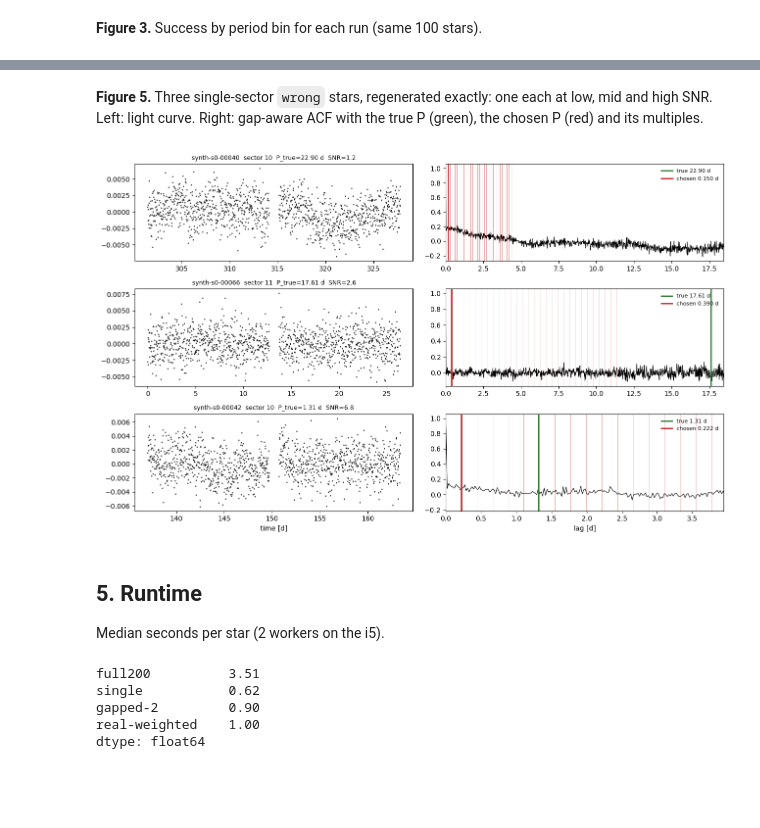
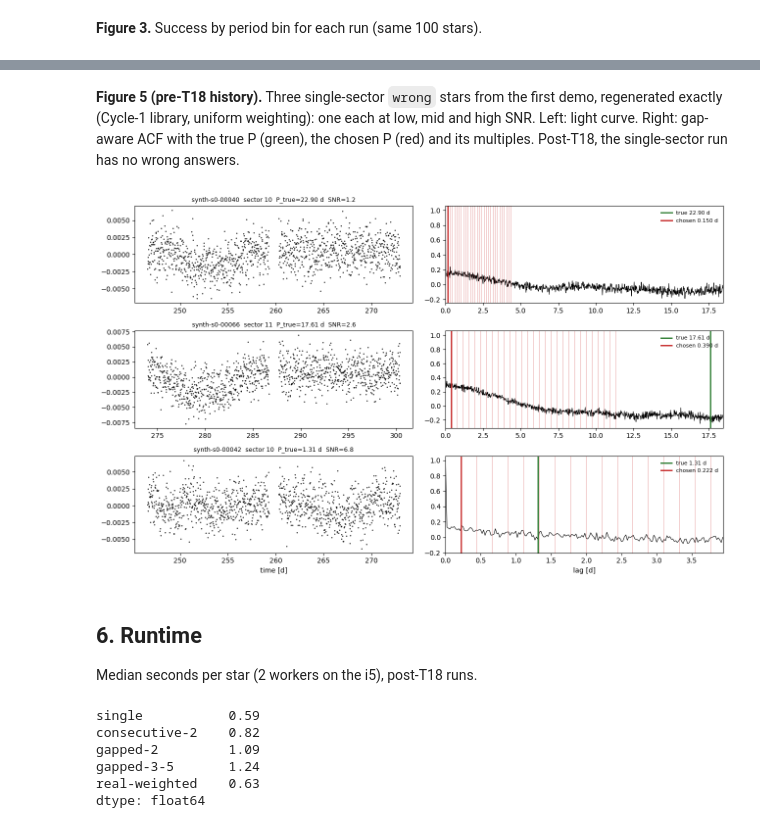
Before and after one commit to rae-holcomb/ss_redevelopment, a Jupyter notebook: reports/2026-10-14_t16a-coverage-infrastructure/notebook.ipynb, the cells around one changed output, grey strips where cells are left out. Saved outputs shown, nothing was run; the diff lists cells and outputs as text; code cells hidden in the pictures; blank space fills up the shorter version.

```diff
--- a/reports/2026-10-14_t16a-coverage-infrastructure/notebook.ipynb
+++ b/reports/2026-10-14_t16a-coverage-infrastructure/notebook.ipynb
@@ -314,17 +314,17 @@ The wavelet-only differences are the known run-to-run residue from TASKS.md P4.
 # %%
+RUNS = ("single", "consecutive-2", "gapped-2", "gapped-3-5", "real-weighted")
 runs = {}
-full = pd.read_csv(DATA / "full200" / "per_star.csv")
-runs["full\n(first 100 of n=200)"] = full[full.star_id.str[-5:].astype(int) < 100]
-for r in ("single", "gapped-2", "real-weighted"):
-    runs[r] = pd.read_csv(DATA / r / "per_star.csv", dtype={"sectors": str})
-for k in runs:  # re-derive classes with the 2026-10-15 consecutive/gapped split
-    runs[k] = runs[k].assign(coverage_class=runs[k].sectors.astype(str).map(lambda p: cov.coverage_class(cov.parse_pattern(p))))
+base = pd.read_csv(REPO / "benchmarks/baselines/synth200_s0_tables/per_star.csv")
+runs["full"] = base[base.star_id.str[-5:].astype(int) < 100]
+for r in RUNS:
+    runs[r] = pd.read_csv(DATA / f"v2_{r}" / "per_star.csv", dtype={"sectors": str})
+    print(r, "->", json.load(open(DATA / f"v2_{r}" / "metrics.json"))["config"]["dataset"])
 rw = runs["real-weighted"]
 groups = dict(runs)
 for c in cov.COVERAGE_CLASSES:
     sub = rw[rw.coverage_class == c]
     if len(sub):
-        groups[f"real-weighted:\n{c}"] = sub
-tab = pd.DataFrame({k.replace("\n", " "): ev.outcome_fractions(v.final_outcome) for k, v in groups.items()}).T
+        groups[f"real-weighted: {c}"] = sub
+tab = pd.DataFrame({k: ev.outcome_fractions(v.final_outcome) for k, v in groups.items()}).T
 tab[["n", "success", "correct", "diffrot", "alias", "wrong", "none"]].round(3)
 # %% [output]
@@ -352,10 +361,11 @@ def stacked(ax, items, title):
     ax.set_xticks(range(len(names)), [f"{k}\n(n={len(items[k])})" for k in names], fontsize=8)
     ax.set_ylabel("fraction of stars"); ax.set_title(title, fontsize=10)
 
-fig, (a1, a2) = plt.subplots(1, 2, figsize=(13, 4.5), gridspec_kw=dict(width_ratios=[1, 1.4]))
-stacked(a1, runs, "Same 100 stars, four coverage options")
+fig, (a1, a2) = plt.subplots(1, 2, figsize=(14, 4.5), gridspec_kw=dict(width_ratios=[1.2, 1.4]))
+stacked(a1, runs, "Same 100 stars, six coverage options (post-T18)")
 stacked(a2, {c: rw[rw.coverage_class == c] for c in cov.COVERAGE_CLASSES if (rw.coverage_class == c).any()},
         "real-weighted run, by sampled class")
 a2.legend(bbox_to_anchor=(1.01, 1), loc="upper left", frameon=False)
+plt.setp(a2.get_xticklabels(), rotation=20)
 fig.tight_layout(); fig.savefig(FIG / "fig2_outcome_vs_coverage.png", dpi=130)
 # %% [output]
@@ -363,14 +373,14 @@ fig.tight_layout(); fig.savefig(FIG / "fig2_outcome_vs_coverage.png", dpi=130)
 # %% [markdown]
 **Figure 3.** Success by period bin for each run (same 100 stars).
 # %%
-bins = [b for b in ev.PERIOD_BIN_LABELS]
-fig, ax = plt.subplots(figsize=(7, 4))
+bins = list(ev.PERIOD_BIN_LABELS)
+fig, ax = plt.subplots(figsize=(7.5, 4))
 for k, v in runs.items():
     s = [v[v.period_bin == b].final_outcome.isin(ev.SUCCESS_OUTCOMES).mean() if (v.period_bin == b).any() else np.nan for b in bins]
-    ax.plot(bins, s, marker="o", label=k.replace("\n", " "))
+    ax.plot(bins, s, marker="o", label=k, lw=2.5 if k == "full" else 1.2, color="k" if k == "full" else None)
 n = runs["single"].period_bin.value_counts()
 ax.set_xticks(range(len(bins)), [f"{b}\n(n={n.get(b, 0)})" for b in bins])
 ax.set_ylabel("success (correct + diffrot)"); ax.set_ylim(-0.02, 1.02); ax.legend(frameon=False, fontsize=8)
-ax.set_title("Success by true period and coverage (synthetic, 100 stars)")
+ax.set_title("Success by true period and coverage (synthetic, 100 stars, post-T18)")
 fig.tight_layout(); fig.savefig(FIG / "fig3_success_by_bin_and_coverage.png", dpi=130)
 # %% [output]
@@ -419,0 +442,9 @@ meta_snr
+# %%
+old = {}
+full_old = pd.read_csv(DATA / "full200" / "per_star.csv")
+old["full"] = full_old[full_old.star_id.str[-5:].astype(int) < 100]
+for r in ("single", "gapped-2", "real-weighted"):
+    old[r] = pd.read_csv(DATA / r / "per_star.csv", dtype={"sectors": str})
+cmp_tab = pd.concat({"pre-T18": pd.DataFrame({k: ev.outcome_fractions(v.final_outcome) for k, v in old.items()}).T,
+                     "post-T18": pd.DataFrame({k: ev.outcome_fractions(v.final_outcome) for k, v in runs.items() if k in old}).T})
+cmp_tab[["success", "wrong", "none"]].round(3)
@@ -420,42 +461,46 @@ meta_snr
 # %% [markdown]
-**Figure 5.** Three single-sector `wrong` stars, regenerated exactly: one each at low, mid and high SNR. Left: light curve. Right: gap-aware ACF with the true P (green), the chosen P (red) and its multiples.
+**Figure 5 (pre-T18 history).** Three single-sector `wrong` stars from the first demo, regenerated exactly (Cycle-1 library, uniform weighting): one each at low, mid and high SNR. Left: light curve. Right: gap-aware ACF with the true P (green), the chosen P (red) and its multiples. Post-T18, the single-sector run has no wrong answers.
 # %%
 from synthetic import make_suite
 from acf_utils import compute_acf
-pats = cov.sample_patterns("single", 100, seed=0)
+s_old = old["single"]
+w = s_old[s_old.final_outcome == "wrong"]
+pats = cov.sample_patterns("single", 100, seed=0, library=cov.load_library(cov.LIBRARY_DIR / "cycle1_patterns.csv"),
+                           weighting="uniform")
 suite = {lc.star_id: lc for lc in make_suite(100, seed=0, sectors=pats)}
+assert all(cov.format_pattern(suite[r.star_id].params["sectors"]) == str(r.sectors) for r in s_old.itertuples())
 picks = []
 for lo, hi in [(0, 2), (2, 5), (5, 20)]:
     cand = w[(w.meta_snr > lo) & (w.meta_snr <= hi)].sort_values("true_period")
     picks.append(cand.iloc[len(cand) // 2])
 fig, axes = plt.subplots(3, 2, figsize=(13, 8))
 for (a1, a2), r in zip(axes, picks):
     lc = suite[r.star_id]
     a1.plot(lc.time, lc.flux, ".", ms=1.5, color="k")
     a1.set_title(f"{r.star_id}  sector {r.sectors}  P_true={r.true_period:.2f} d  SNR={r.meta_snr:.1f}", fontsize=9)
     lags, acf = compute_acf(lc.time, lc.flux)
     a2.plot(lags, acf, color="k", lw=0.8)
     for k in range(1, 30):
         if k * r.final_period < lags.max():
             a2.axvline(k * r.final_period, color="#c62828", lw=0.5, alpha=0.6)
     a2.axvline(r.true_period, color="#2e7d32", lw=2, label=f"true {r.true_period:.2f} d")
     a2.axvline(r.final_period, color="#c62828", lw=2, label=f"chosen {r.final_period:.3f} d")
     a2.set_xlim(0, min(lags.max(), max(3 * r.true_period, 3)))
     a2.legend(fontsize=8, frameon=False)
 axes[-1, 0].set_xlabel("time [d]"); axes[-1, 1].set_xlabel("lag [d]")
 fig.tight_layout(); fig.savefig(FIG / "fig5_single_sector_wrong_examples.png", dpi=130)
 # %% [output]
-[figure, old version]
+[figure, new version]
 # %% [markdown]
-## 5. Runtime
+## 6. Runtime
 
-Median seconds per star (2 workers on the i5).
+Median seconds per star (2 workers on the i5), post-T18 runs.
 # %%
-pd.Series({r: json.load(open(DATA / r / "metrics.json"))["runtime"]["median_seconds"]
-           for r in ("full200", "single", "gapped-2", "real-weighted")}).round(2)
+pd.Series({r: json.load(open(DATA / f"v2_{r}" / "metrics.json"))["runtime"]["median_seconds"] for r in RUNS}).round(2)
 # %% [output]
-full200          3.51
-single           0.62
-gapped-2         0.90
-real-weighted    1.00
+single           0.59
+consecutive-2    0.82
+gapped-2         1.09
+gapped-3-5       1.24
+real-weighted    0.63
 dtype: float64
```
Also changed, not shown: parts of 13 cells of this notebook, 17 other files.
